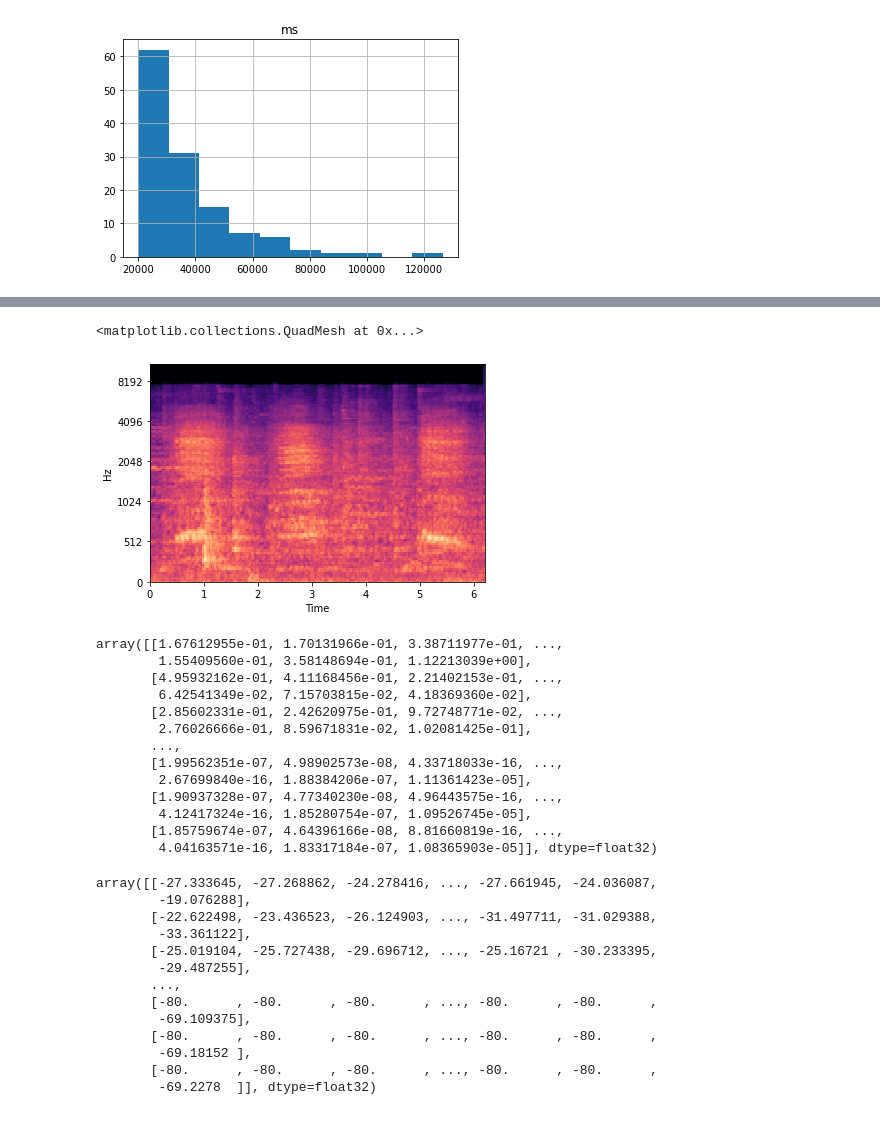
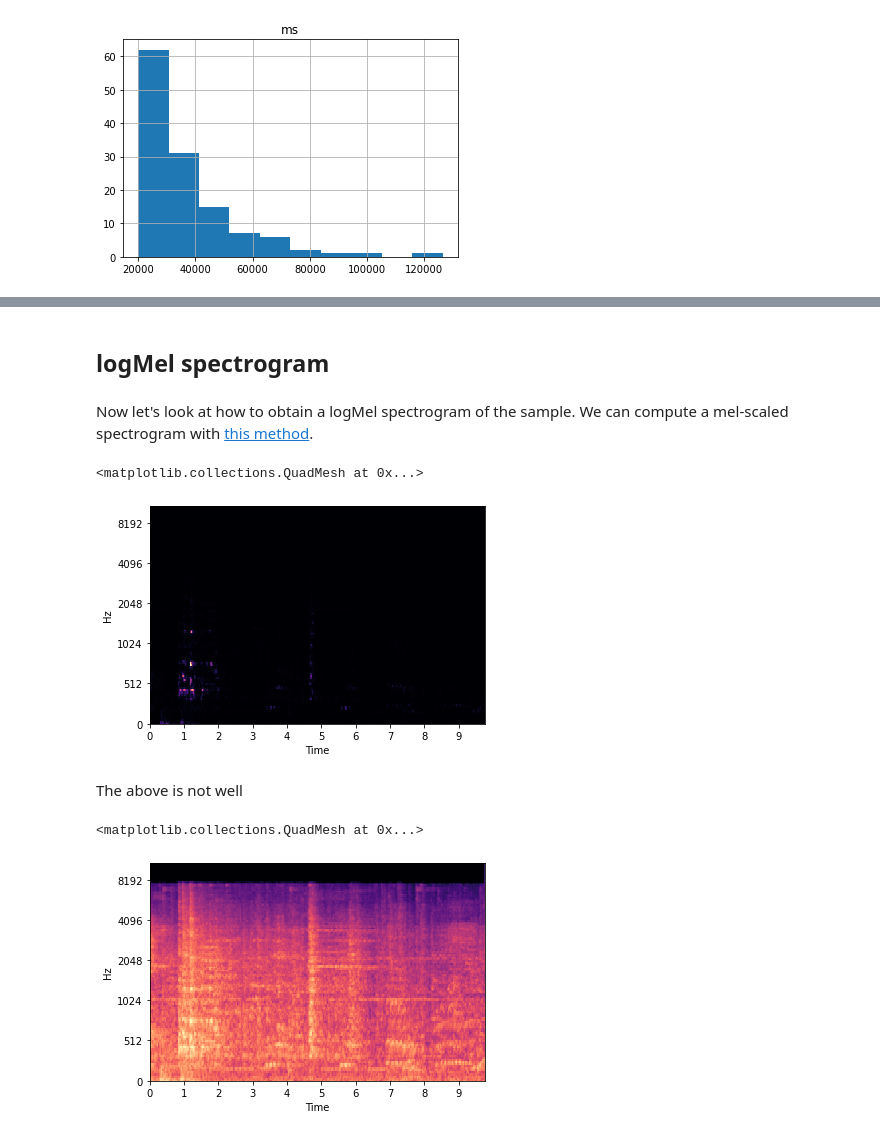
Before and after one commit to nicolasfacchinetti97/vocapra-apr-project, a Jupyter notebook: analysis.ipynb, the cells around one changed output, grey strips where cells are left out. Cells and saved outputs as stored; diff of their text form; code cells hidden in the pictures.

```diff
--- a/analysis.ipynb
+++ b/analysis.ipynb
@@ -124,3 +125,0 @@ Let's load the first sample and display the amplitude of the waveform
-# %%
-sample1,sr1 = librosa.load(data_to_load.iloc[0]["path"])
-sample2,sr2 = librosa.load(data_to_load.iloc[1]["path"])
@@ -127,40 +138,18 @@ sample2,sr2 = librosa.load(data_to_load.iloc[1]["path"])
+# %% [markdown]
+## logMel spectrogram
+# %% [markdown]
+Now let's look at how to obtain a logMel spectrogram of the sample. We can compute a mel-scaled spectrogram with <a href="https://librosa.org/doc/main/generated/librosa.feature.melspectrogram.html">this method<a/>.
+# %%
+ps = librosa.feature.melspectrogram(y=sample1, sr=sr1)
+librosa.display.specshow(ps, x_axis='time', y_axis='mel')
+# %% [output]
+<matplotlib.collections.QuadMesh at 0x...>
+[figure, added]
+# %% [markdown]
+The above is not well
 # %%
-ps = librosa.feature.melspectrogram(y=sample2, sr=sr2)
 ps_db= librosa.power_to_db(ps, ref=np.max)
-
 librosa.display.specshow(ps_db, x_axis='time', y_axis='mel')
 # %% [output]
 <matplotlib.collections.QuadMesh at 0x...>
-[figure, old version]
+[figure, new version]
-# %%
-ps
-# %% [output]
-array([[1.67612955e-01, 1.70131966e-01, 3.38711977e-01, ...,
-        1.55409560e-01, 3.58148694e-01, 1.12213039e+00],
-       [4.95932162e-01, 4.11168456e-01, 2.21402153e-01, ...,
-        6.42541349e-02, 7.15703815e-02, 4.18369360e-02],
-       [2.85602331e-01, 2.42620975e-01, 9.72748771e-02, ...,
-        2.76026666e-01, 8.59671831e-02, 1.02081425e-01],
-       ...,
-       [1.99562351e-07, 4.98902573e-08, 4.33718033e-16, ...,
-        2.67699840e-16, 1.88384206e-07, 1.11361423e-05],
-       [1.90937328e-07, 4.77340230e-08, 4.96443575e-16, ...,
-        4.12417324e-16, 1.85280754e-07, 1.09526745e-05],
-       [1.85759674e-07, 4.64396166e-08, 8.81660819e-16, ...,
-        4.04163571e-16, 1.83317184e-07, 1.08365903e-05]], dtype=float32)
-# %%
-ps_db
-# %% [output]
-array([[-27.333645, -27.268862, -24.278416, ..., -27.661945, -24.036087,
-        -19.076288],
-       [-22.622498, -23.436523, -26.124903, ..., -31.497711, -31.029388,
-        -33.361122],
-       [-25.019104, -25.727438, -29.696712, ..., -25.16721 , -30.233395,
-        -29.487255],
-       ...,
-       [-80.      , -80.      , -80.      , ..., -80.      , -80.      ,
-        -69.109375],
-       [-80.      , -80.      , -80.      , ..., -80.      , -80.      ,
-        -69.18152 ],
-       [-80.      , -80.      , -80.      , ..., -80.      , -80.      ,
-        -69.2278  ]], dtype=float32)
```
Also changed, not shown: parts of 20 cells of this notebook, 1 other file.
